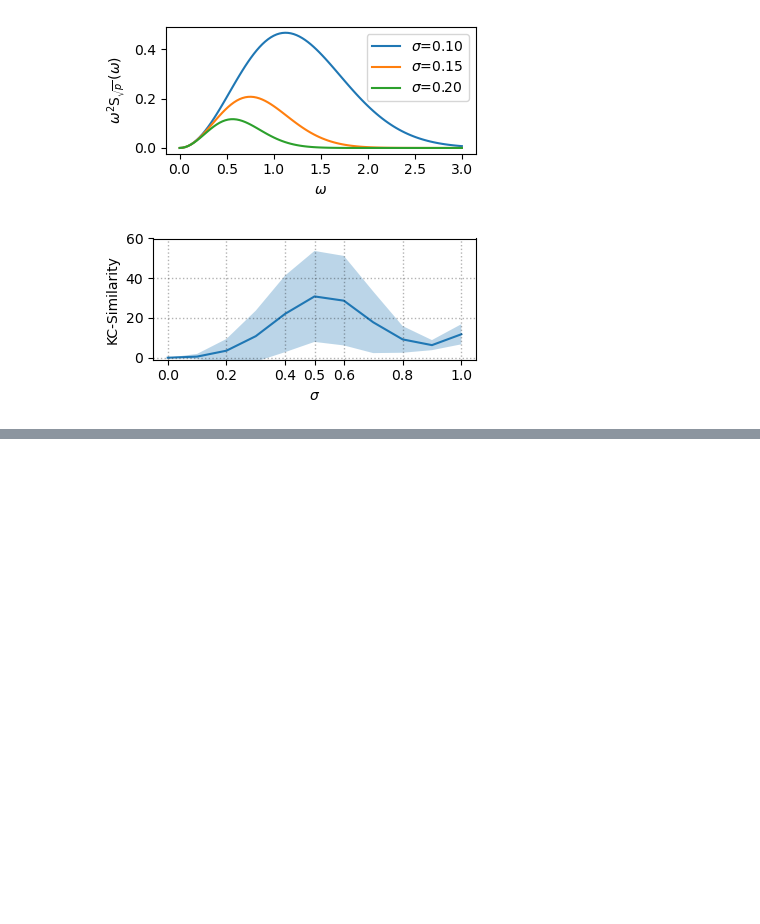
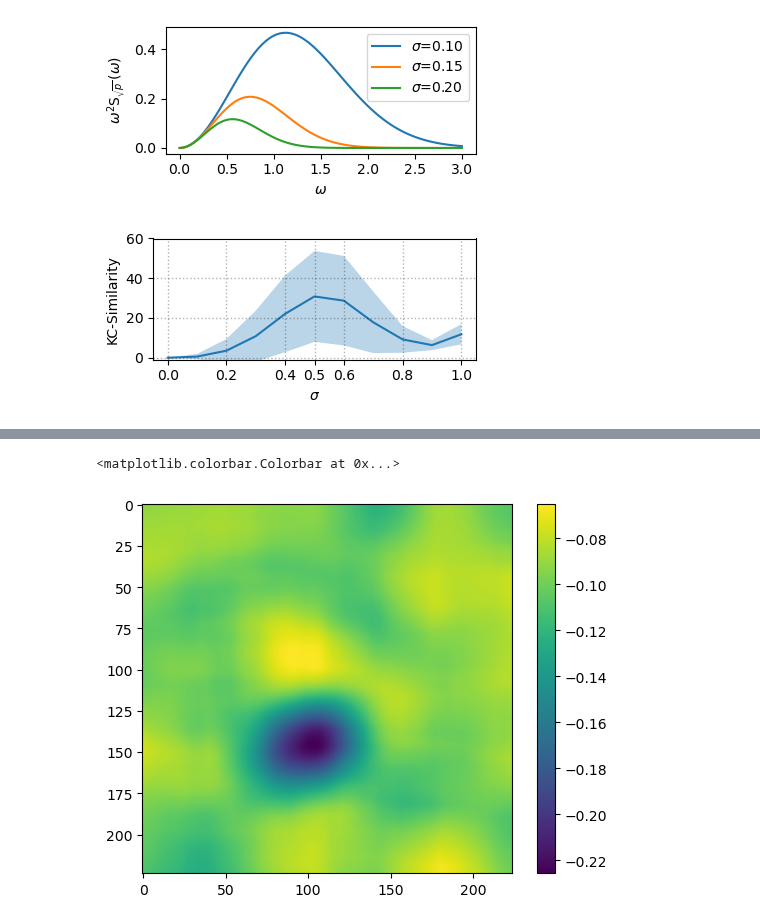
Before and after one commit to Amir-Mehrpanah/On-Spectral-Properties-of-Gradient-based-Explanation-Methods-ECCV24, a Jupyter notebook: source/misc_visualizations.ipynb, the cells around one changed output, grey strips where cells are left out. Saved outputs shown, nothing was run; the diff lists cells and outputs as text; code cells hidden in the pictures; blank space fills up the shorter version.

```diff
--- a/source/misc_visualizations.ipynb
+++ b/source/misc_visualizations.ipynb
@@ -229,0 +263,6 @@ fig.savefig("outputs/figures/combination_fns.pdf", bbox_inches="tight")
+# %%
+im = plt.imshow(x)
+plt.colorbar(im)
+# %% [output]
+<matplotlib.colorbar.Colorbar at 0x...>
+[figure, added]
```
Also changed, not shown: parts of 7 cells of this notebook, 3 other files.
